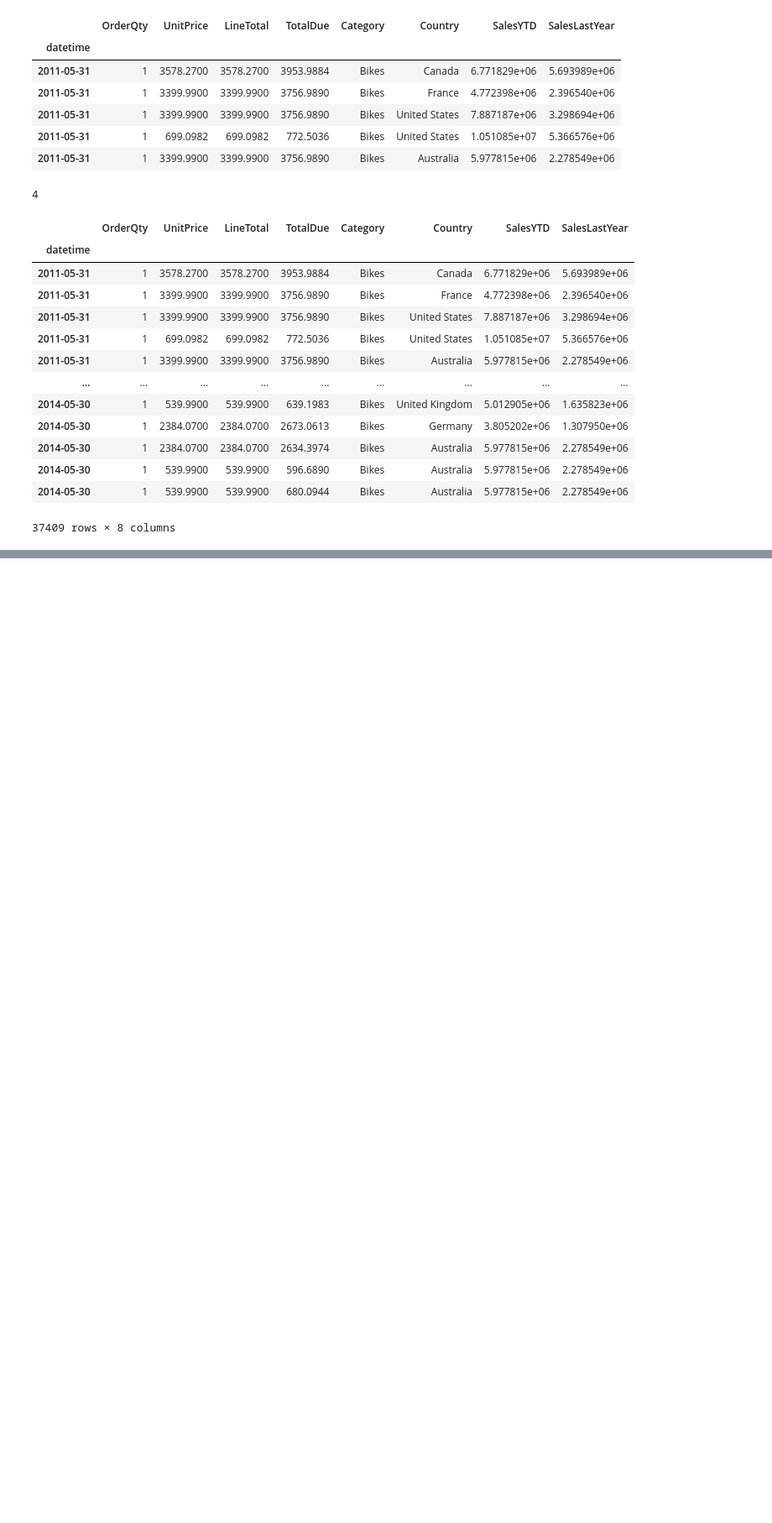
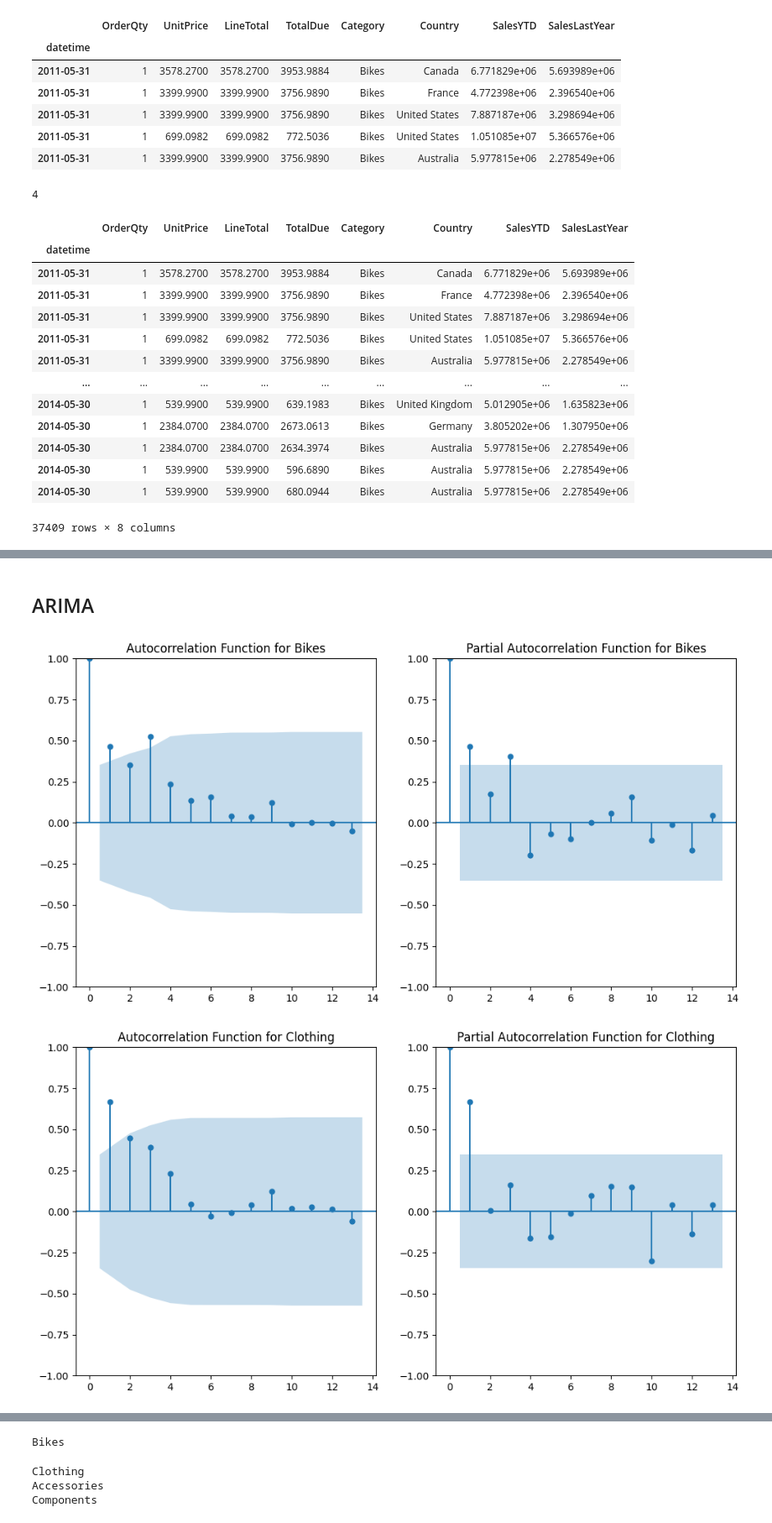
Before and after one commit to ga1nang/curent_topic, a Jupyter notebook: arima_category.ipynb, the cells around one changed output, grey strips where cells are left out. Shown at 84% size. Drawn from its saved outputs; the diff is of its cells as text; code cells hidden in the pictures; blank space fills up the shorter version.

```diff
--- a/arima_category.ipynb
+++ b/arima_category.ipynb
@@ -498,0 +268,25 @@ plt.show()
+# %% [markdown]
+## ARIMA
+# %%
+# Define maximum lags (adjust as necessary)
+max_lags = 13
+
+# Loop through each category and plot ACF and PACF
+for category, monthly_sales in train_data.items():
+    plt.figure(figsize=(12, 6))
+
+    # Plot ACF
+    plt.subplot(121)
+    plot_acf(monthly_sales, ax=plt.gca(), lags=max_lags)
+    plt.title(f'Autocorrelation Function for {category}')
+
+    # Plot PACF
+    plt.subplot(122)
+    plot_pacf(monthly_sales, ax=plt.gca(), lags=max_lags)
+    plt.title(f'Partial Autocorrelation Function for {category}')
+
+plt.tight_layout()
+plt.show()
+# %% [output]
+[figure, added]
+[figure, added]
@@ -498,0 +302,11 @@ plt.show()
+# %%
+model_fit_categories = {}
+
+for (category, model) in model_categories.items():
+    print(category)
+    model_fit_categories[category] = model_categories[category].fit()
+# %% [output]
+Bikes
+Clothing
+Accessories
+Components
```
Also changed, not shown: parts of 67 cells of this notebook, 8 other files.
